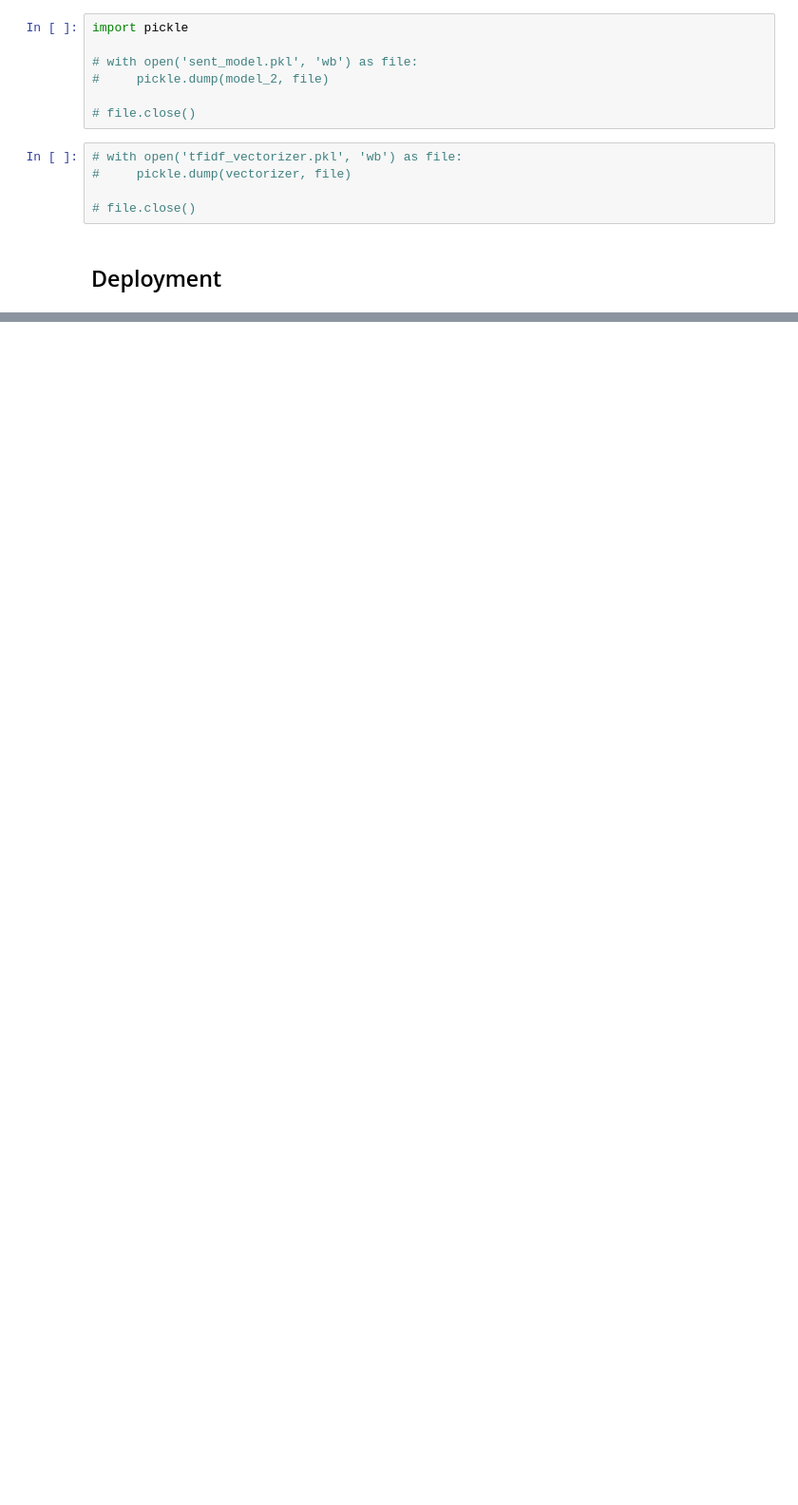
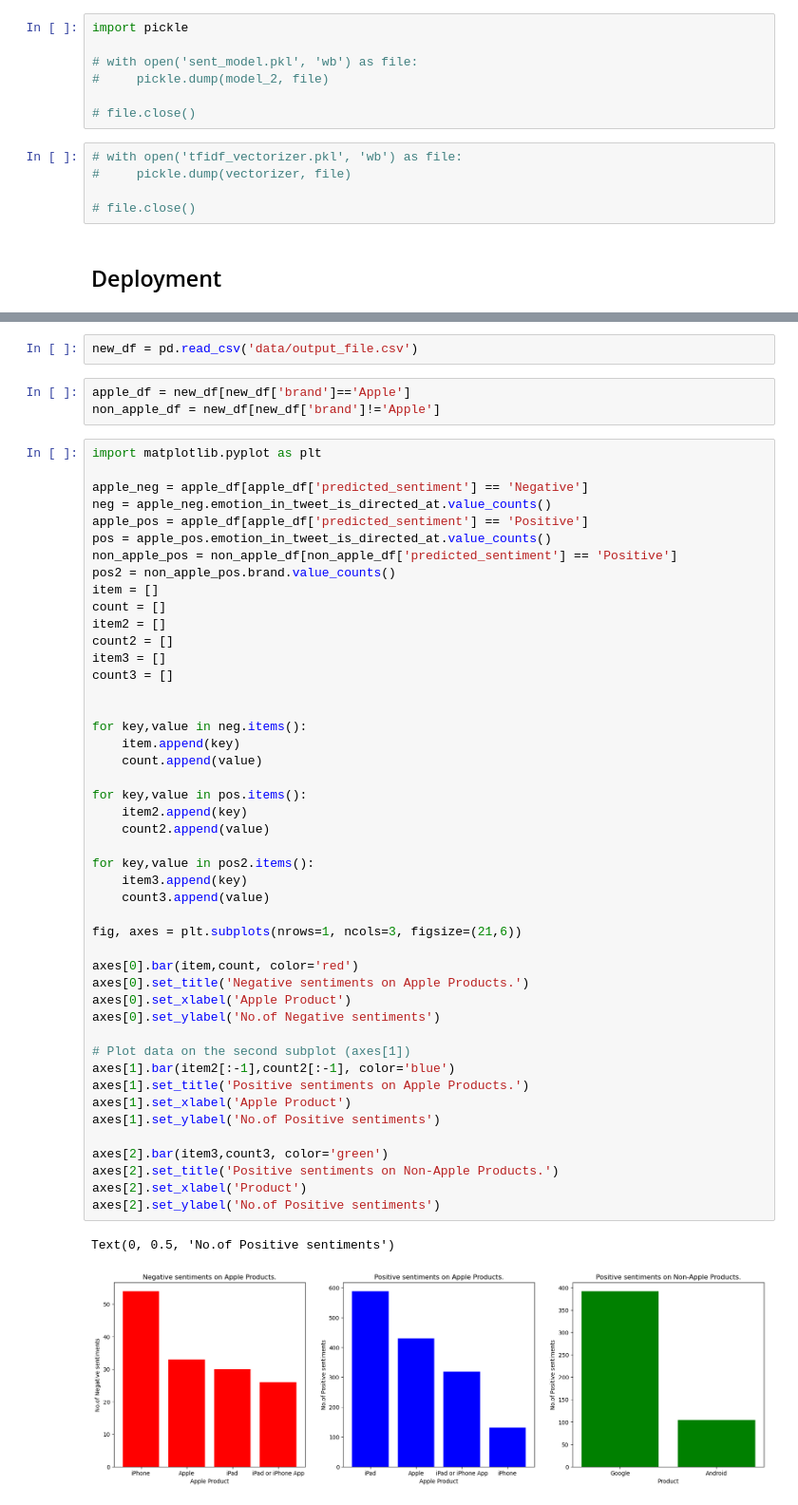
Before and after one commit to KiarieJeff/dsc-phase-4-project, a Jupyter notebook: test2.ipynb, the cells around one changed output, grey strips where cells are left out. Shown: that part at 95% size. Drawn from its saved outputs; the diff is of its cells as text; blank space fills up the shorter version.

Commit message:
adding visualizations

```diff
--- a/test2.ipynb
+++ b/test2.ipynb
@@ -549,0 +557,54 @@ result
+# %%
+new_df = pd.read_csv('data/output_file.csv')
+# %%
+apple_df = new_df[new_df['brand']=='Apple']
+non_apple_df = new_df[new_df['brand']!='Apple']
+# %%
+import matplotlib.pyplot as plt
+
+apple_neg = apple_df[apple_df['predicted_sentiment'] == 'Negative']
+neg = apple_neg.emotion_in_tweet_is_directed_at.value_counts()
+apple_pos = apple_df[apple_df['predicted_sentiment'] == 'Positive']
+pos = apple_pos.emotion_in_tweet_is_directed_at.value_counts()
+non_apple_pos = non_apple_df[non_apple_df['predicted_sentiment'] == 'Positive']
+pos2 = non_apple_pos.brand.value_counts()
+item = []
+count = []
+item2 = []
+count2 = []
+item3 = []
+count3 = []
+
+
+for key,value in neg.items():
+    item.append(key)
+    count.append(value)
+
+for key,value in pos.items():
+    item2.append(key)
+    count2.append(value)
+
+for key,value in pos2.items():
+    item3.append(key)
+    count3.append(value)
+
+fig, axes = plt.subplots(nrows=1, ncols=3, figsize=(21,6))
+
+axes[0].bar(item,count, color='red')
+axes[0].set_title('Negative sentiments on Apple Products.')
+axes[0].set_xlabel('Apple Product')
+axes[0].set_ylabel('No.of Negative sentiments')
+
+# Plot data on the second subplot (axes[1])
+axes[1].bar(item2[:-1],count2[:-1], color='blue')
+axes[1].set_title('Positive sentiments on Apple Products.')
+axes[1].set_xlabel('Apple Product')
+axes[1].set_ylabel('No.of Positive sentiments')
+
+axes[2].bar(item3,count3, color='green')
+axes[2].set_title('Positive sentiments on Non-Apple Products.')
+axes[2].set_xlabel('Product')
+axes[2].set_ylabel('No.of Positive sentiments')
+# %% [output]
+Text(0, 0.5, 'No.of Positive sentiments')
+[figure, added]
```
Also changed, not shown: parts of 13 cells of this notebook, 2 other files.
